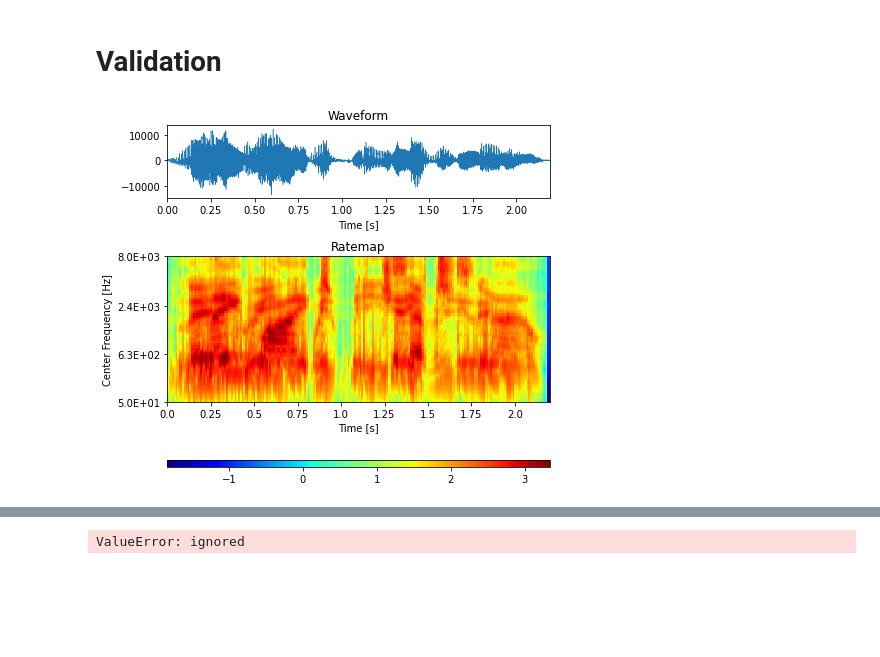
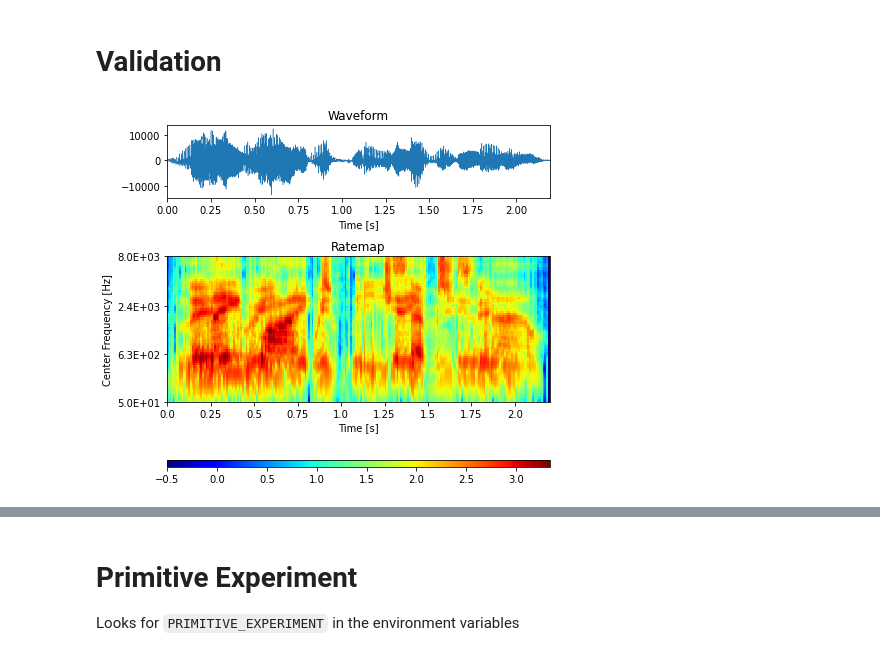
Before and after one commit to AcousticOdometry/AO, a Jupyter notebook: notebooks/plot_features.ipynb, the cells around one changed output, grey strips where cells are left out. Drawn from its saved outputs; the diff is of its cells as text; code cells hidden in the pictures; blank space fills up the shorter version.

Commit message:
initial plots

```diff
--- a/notebooks/plot_features.ipynb
+++ b/notebooks/plot_features.ipynb
@@ -142,34 +69,34 @@ audio_url = (
     r"https://staffwww.dcs.shef.ac.uk/people/N.Ma/resources"
     r"/ratemap/t29_lwwj2n_m17_lgwe7s.wav"
     )
 data, sample_rate = ao.io.wave_read(audio_url)
 frame_length = 10  # [ms]
 frame_samples = int(
     np.ceil(frame_length / 1000 * sample_rate)
     )  # samples per frame
 fig, axs = plt.subplots(
     3, 1, figsize=(6.5, 5.5), gridspec_kw={'height_ratios': [0.5, 1, 0.05]}
     )
 # Signal
 ao.plot.signal(data, sample_rate, ax=axs[0])
 axs[0].set_title('Waveform')
 # Gammatonegram
 frame_length = 10  # [ms]
 frame_samples = math.ceil(frame_length / 1000 * sample_rate)
 plot, _ = ao.plot.gammatonegram(
     data,
     sample_rate,
     frame_samples,
     num_features=64,
     low_Hz=50,
     high_Hz=8000,
-    pcolormesh_kwargs={'cmap': 'jet'},
+    pcolormesh_kwargs={'cmap': 'jet', 'vmin': -0.5},
     ax=axs[1]
     )
 axs[1].set_title('Ratemap')
 fig.colorbar(plot, cax=axs[2], orientation="horizontal")
 fig.tight_layout()
 # %% [output]
-[figure, old version]
+[figure, new version]
 # %% [markdown]
 ![Ratemap](https://staffwww.dcs.shef.ac.uk/people/N.Ma/resources/ratemap/ratemap.png)
@@ -177,0 +103,4 @@ fig.tight_layout()
+# %% [markdown]
+# Primitive Experiment
+
+Looks for `PRIMITIVE_EXPERIMENT` in the environment variables
@@ -178,15 +117,16 @@ fig.tight_layout()
 # %%
-# 10 deg/s + 10 kg load
-data, sample_rate = ao.io.wave_read(
-    r"C:\Users\esdan\OneDrive - keio.jp\Thesis\Primitive Experiment"
-    r"\VAO_2022-03-08_17-24-33\audio0.wav"
-    )
-frame_length = 10  # [ms]
-frame_samples = int(
-    np.ceil(frame_length / 1000 * sample_rate)
-    )  # samples per frame
-plot, ax = ao.plot.gammatonegram(
-    data, sample_rate, frame_samples, num_features=64, low_Hz=50, high_Hz=8000
-    )
+def plot_primitive_experiment(audio_file, ax=None):
+    data, sample_rate = ao.io.wave_read(audio_file)
+    frame_length = 10  # [ms]
+    frame_samples = int(
+        np.ceil(frame_length / 1000 * sample_rate)
+        )  # samples per frame
+    return ao.plot.gammatonegram(
+        data,
+        sample_rate,
+        frame_samples,
+        num_features=64,
+        low_Hz=50,
+        high_Hz=8000,
+        ax=ax
+        )
-# %% [output]
-ValueError: ignored
```
Also changed, not shown: parts of 12 cells of this notebook, 4 other files.
